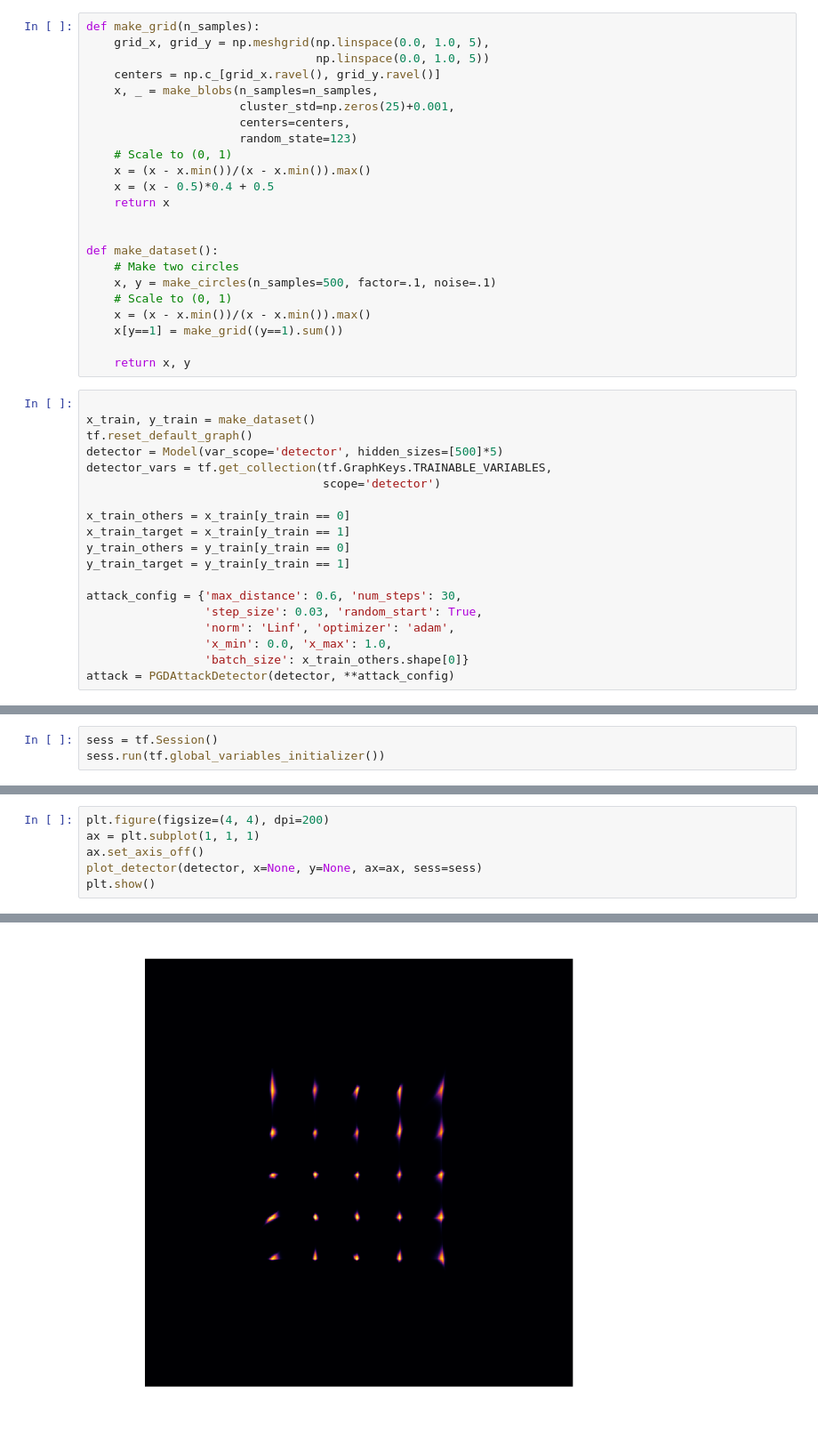
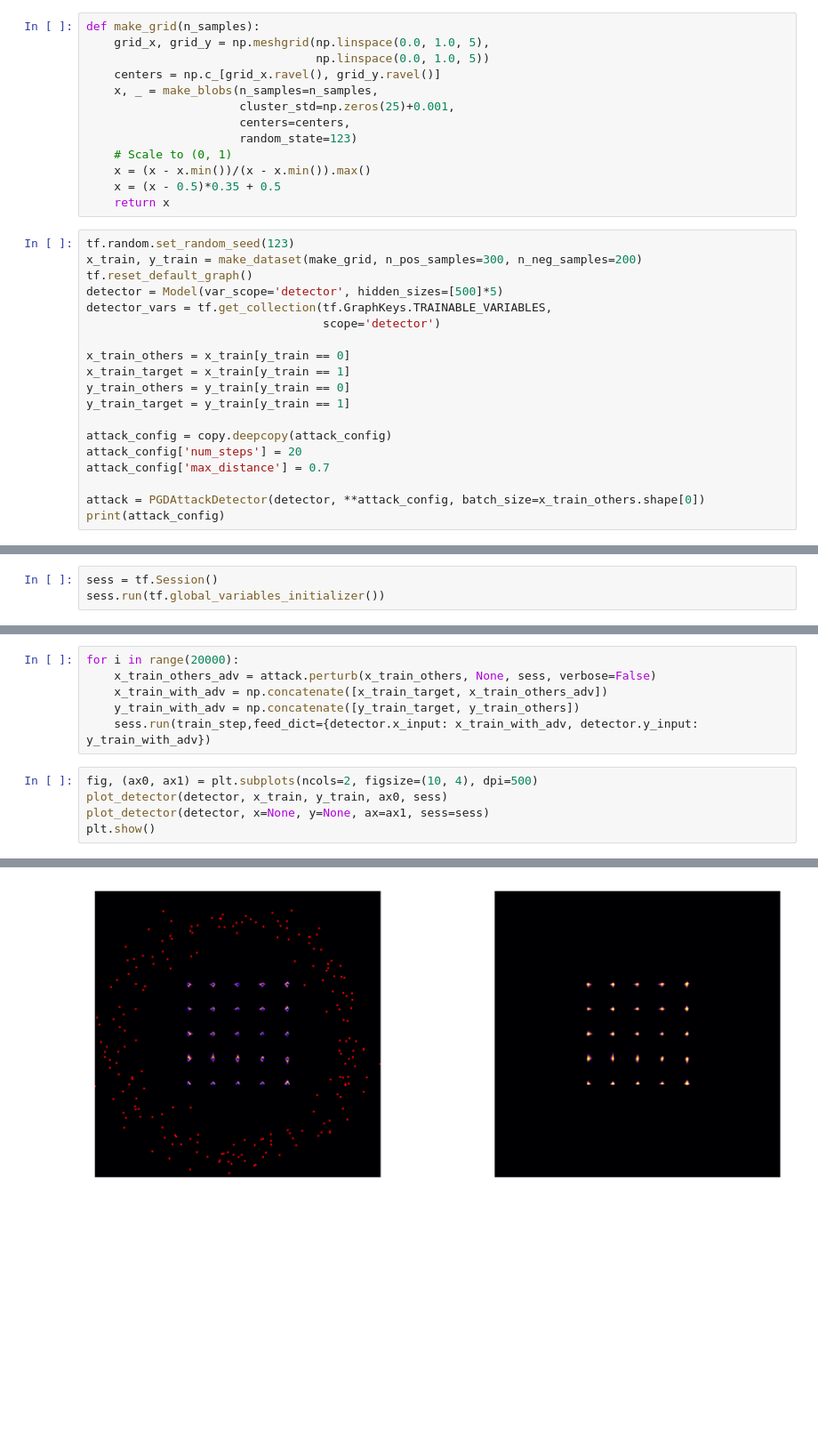
Before and after one commit to xuwangyin/GAT-synthetic, a Jupyter notebook: grid.ipynb, the cells around one changed output, grey strips where cells are left out. Shown at 89% size. Cells and saved outputs as stored; diff of their text form; blank space fills up the shorter version.

```diff
--- a/grid.ipynb
+++ b/grid.ipynb
@@ -22,21 +23,11 @@ def make_grid(n_samples):
                       random_state=123)
     # Scale to (0, 1)
     x = (x - x.min())/(x - x.min()).max()
-    x = (x - 0.5)*0.4 + 0.5
+    x = (x - 0.5)*0.35 + 0.5
     return x
-
-
-def make_dataset():
-    # Make two circles
-    x, y = make_circles(n_samples=500, factor=.1, noise=.1)
-    # Scale to (0, 1)
-    x = (x - x.min())/(x - x.min()).max()
-    x[y==1] = make_grid((y==1).sum())
-
-    return x, y
 # %%
-
-x_train, y_train = make_dataset()
+tf.random.set_random_seed(123)
+x_train, y_train = make_dataset(make_grid, n_pos_samples=300, n_neg_samples=200)
 tf.reset_default_graph()
 detector = Model(var_scope='detector', hidden_sizes=[500]*5)
 detector_vars = tf.get_collection(tf.GraphKeys.TRAINABLE_VARIABLES,
@@ -47,10 +38,10 @@ x_train_target = x_train[y_train == 1]
 y_train_others = y_train[y_train == 0]
 y_train_target = y_train[y_train == 1]
 
-attack_config = {'max_distance': 0.6, 'num_steps': 30,
-                 'step_size': 0.03, 'random_start': True,
-                 'norm': 'Linf', 'optimizer': 'adam',
-                 'x_min': 0.0, 'x_max': 1.0,
-                 'batch_size': x_train_others.shape[0]}
-attack = PGDAttackDetector(detector, **attack_config)
+attack_config = copy.deepcopy(attack_config)
+attack_config['num_steps'] = 20
+attack_config['max_distance'] = 0.7
+
+attack = PGDAttackDetector(detector, **attack_config, batch_size=x_train_others.shape[0])
+print(attack_config)
 # %% [output]
@@ -126,7 +67,12 @@ plt.show()
+# %%
+for i in range(20000):
+    x_train_others_adv = attack.perturb(x_train_others, None, sess, verbose=False)
+    x_train_with_adv = np.concatenate([x_train_target, x_train_others_adv])
+    y_train_with_adv = np.concatenate([y_train_target, y_train_others])
+    sess.run(train_step,feed_dict={detector.x_input: x_train_with_adv, detector.y_input: y_train_with_adv})
 # %%
-plt.figure(figsize=(4, 4), dpi=200)
-ax = plt.subplot(1, 1, 1)
-ax.set_axis_off()
-plot_detector(detector, x=None, y=None, ax=ax, sess=sess)
+fig, (ax0, ax1) = plt.subplots(ncols=2, figsize=(10, 4), dpi=500)
+plot_detector(detector, x_train, y_train, ax0, sess)
+plot_detector(detector, x=None, y=None, ax=ax1, sess=sess)
 plt.show()
 # %% [output]
@@ -134 +79 @@ plt.show()
-[figure, old version]
+[figure, new version]
```
Also changed, not shown: parts of 7 cells of this notebook, 4 other files.
